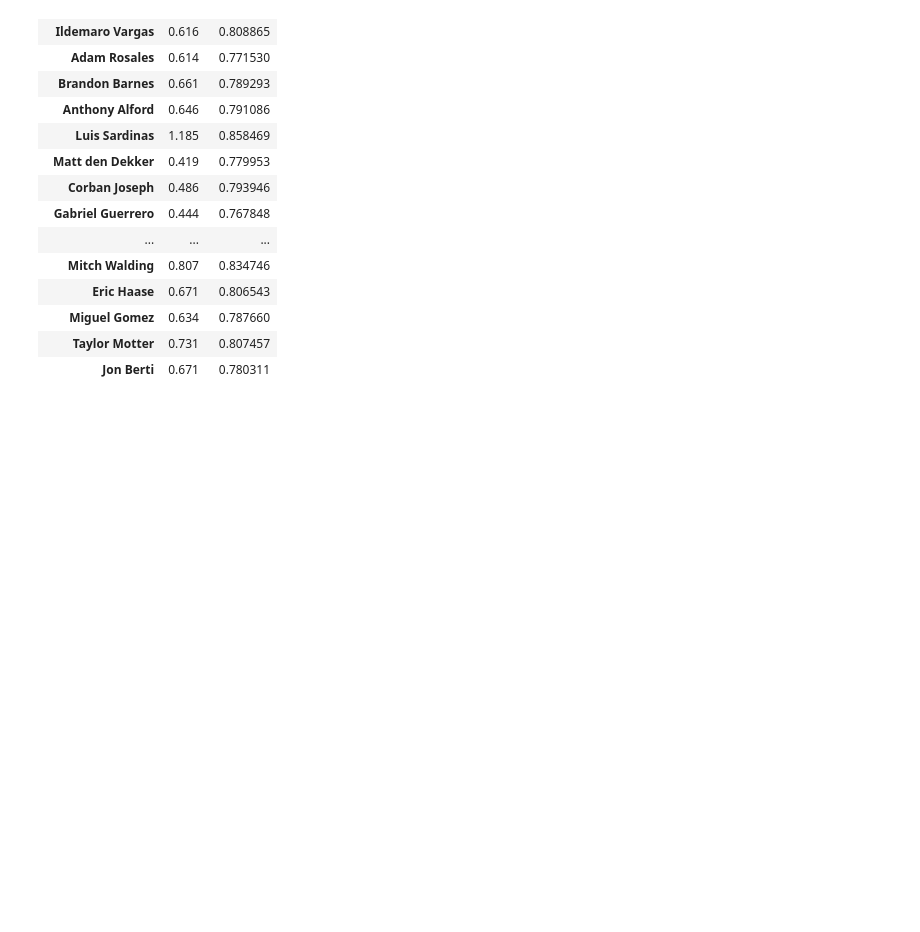
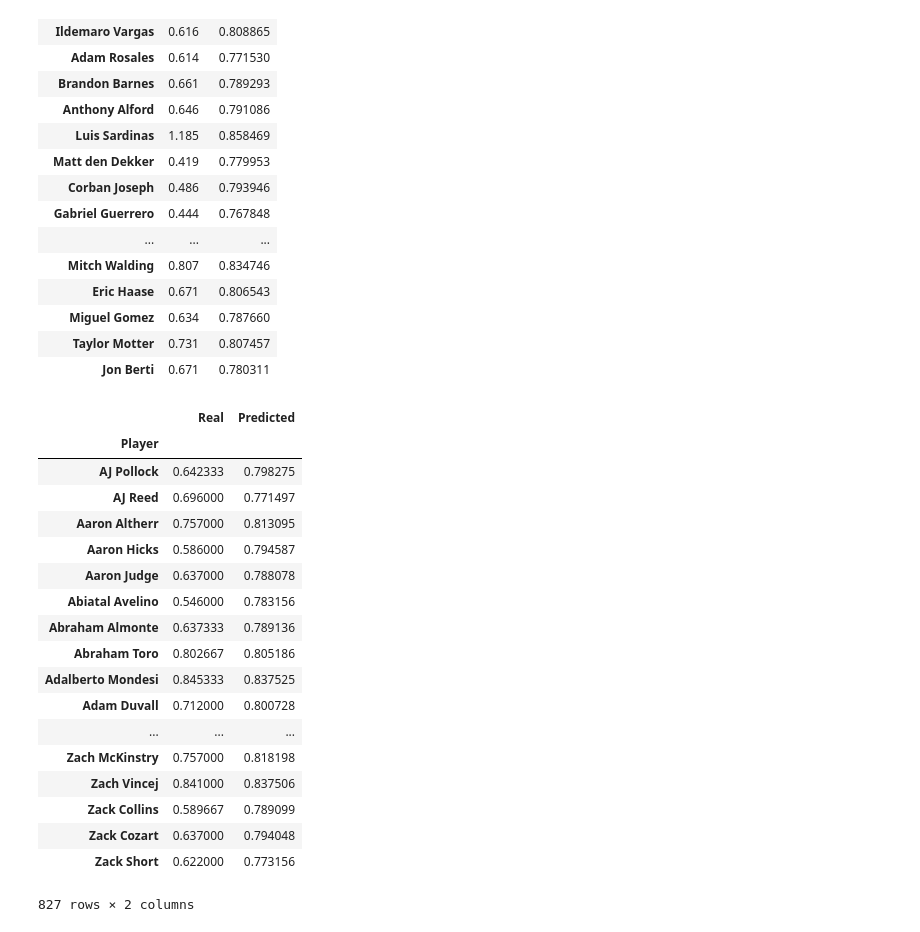
Before and after one commit to andyliang245/Project_3, a Jupyter notebook: MoneyBall.ipynb, the cells around one changed output. Cells and saved outputs as stored; diff of their text form; code cells hidden in the pictures; blank space fills up the shorter version.

```diff
--- a/MoneyBall.ipynb
+++ b/MoneyBall.ipynb
@@ -232,3 +232,26 @@ moneyball.head(20)
 | Miguel Gomez | 0.634 | 0.787660 |
 | Taylor Motter | 0.731 | 0.807457 |
 | Jon Berti | 0.671 | 0.780311 |
+# %%
+moneyball_1 = moneyball.groupby('Player').mean()
+moneyball_1
+# %% [output]
+|  | Real | Predicted |
+| Player |  |  |
+| AJ Pollock | 0.642333 | 0.798275 |
+| AJ Reed | 0.696000 | 0.771497 |
+| Aaron Altherr | 0.757000 | 0.813095 |
+| Aaron Hicks | 0.586000 | 0.794587 |
+| Aaron Judge | 0.637000 | 0.788078 |
+| Abiatal Avelino | 0.546000 | 0.783156 |
+| Abraham Almonte | 0.637333 | 0.789136 |
+| Abraham Toro | 0.802667 | 0.805186 |
+| Adalberto Mondesi | 0.845333 | 0.837525 |
+| Adam Duvall | 0.712000 | 0.800728 |
+| ... | ... | ... |
+| Zach McKinstry | 0.757000 | 0.818198 |
+| Zach Vincej | 0.841000 | 0.837506 |
+| Zack Collins | 0.589667 | 0.789099 |
+| Zack Cozart | 0.637000 | 0.794048 |
+| Zack Short | 0.622000 | 0.773156 |
+827 rows × 2 columns
```
Also changed, not shown: parts of 1 cell of this notebook, 1 other file.
